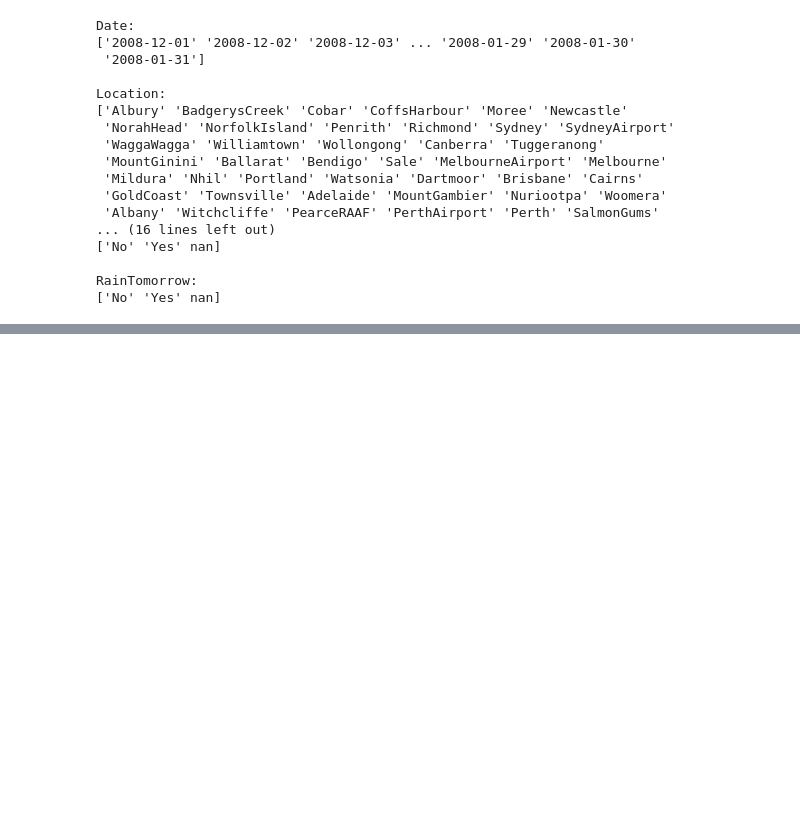
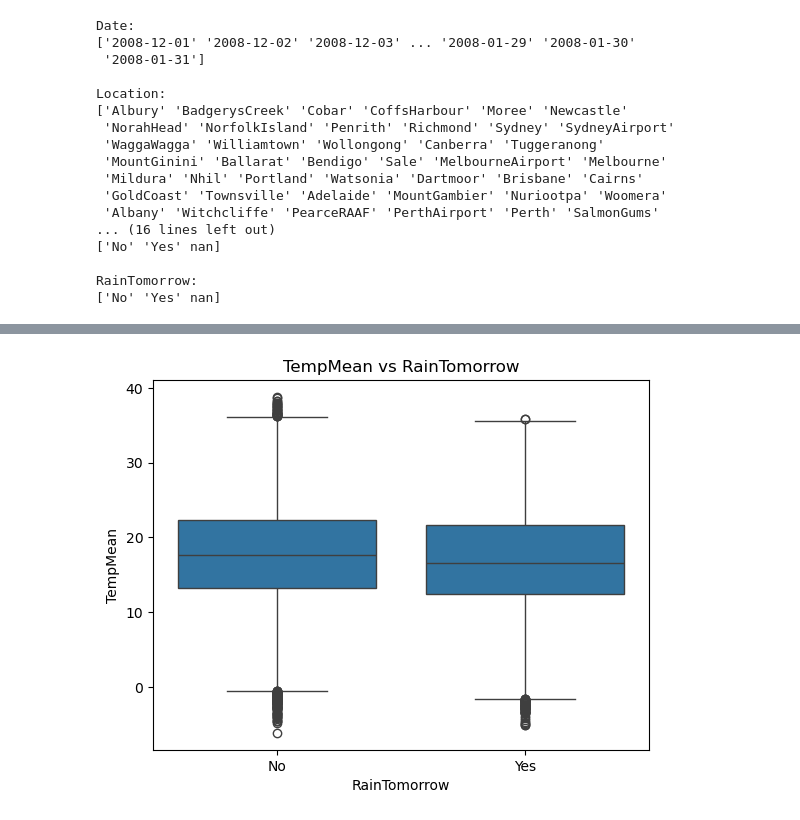
Before and after one commit to mohamed-alawy/WeatherAUS, a Jupyter notebook: Weather.ipynb, the cells around one changed output, grey strips where cells are left out. Saved outputs shown, nothing was run; the diff lists cells and outputs as text; code cells hidden in the pictures; blank space fills up the shorter version.

```diff
--- a/Weather.ipynb
+++ b/Weather.ipynb
@@ -152,0 +287,6 @@ df_clean.head()
+# %%
+sns.boxplot(x='RainTomorrow', y='TempMean', data=df_clean)
+plt.title("TempMean vs RainTomorrow")
+plt.show()
+# %% [output]
+[figure, added]
```
Also changed, not shown: parts of 40 cells of this notebook, 1 other file.
